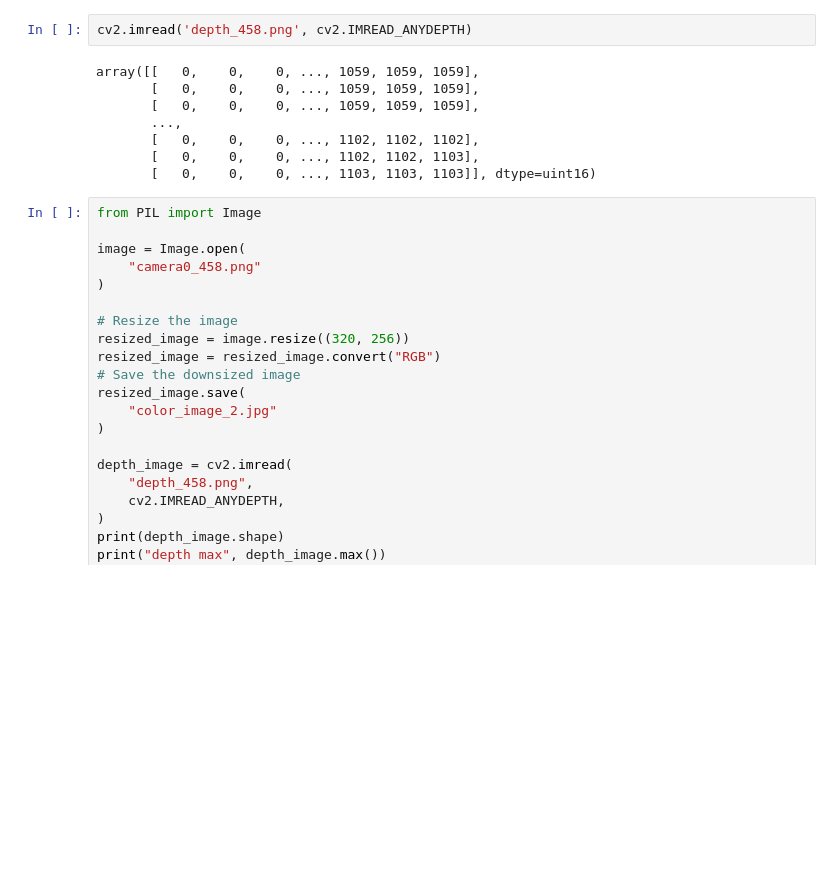
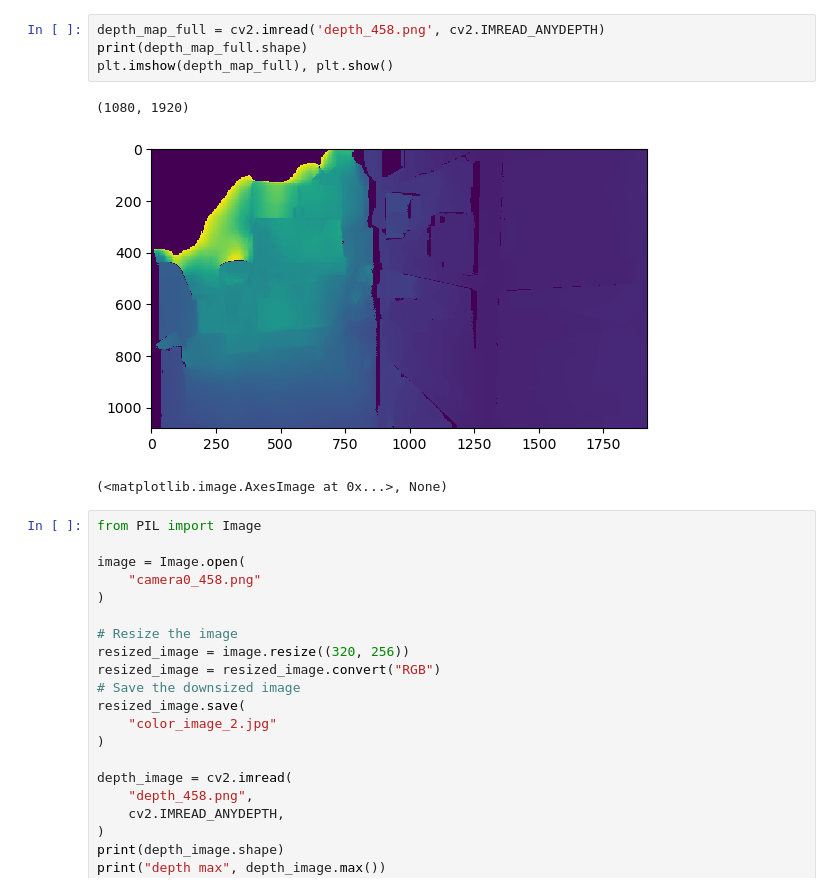
Before and after one commit to SavickTso/saic_depth, a Jupyter notebook: images/imageformatter.ipynb, the cells around one changed output. Saved outputs shown, nothing was run; the diff lists cells and outputs as text; blank space fills up the shorter version.

```diff
--- a/images/imageformatter.ipynb
+++ b/images/imageformatter.ipynb
@@ -14,13 +25,11 @@ array([[  0,   0,   0, ..., 547, 547, 546],
 # %%
-cv2.imread('depth_458.png', cv2.IMREAD_ANYDEPTH)
+depth_map_full = cv2.imread('depth_458.png', cv2.IMREAD_ANYDEPTH)
+print(depth_map_full.shape)
+plt.imshow(depth_map_full), plt.show()
 # %% [output]
-array([[   0,    0,    0, ..., 1059, 1059, 1059],
-       [   0,    0,    0, ..., 1059, 1059, 1059],
-       [   0,    0,    0, ..., 1059, 1059, 1059],
-       ...,
-       [   0,    0,    0, ..., 1102, 1102, 1102],
-       [   0,    0,    0, ..., 1102, 1102, 1103],
-       [   0,    0,    0, ..., 1103, 1103, 1103]], dtype=uint16)
+(1080, 1920)
+[figure, added]
+(<matplotlib.image.AxesImage at 0x...>, None)
 # %%
 from PIL import Image
 
```
Also changed, not shown: parts of 5 cells of this notebook, 9 other files.
